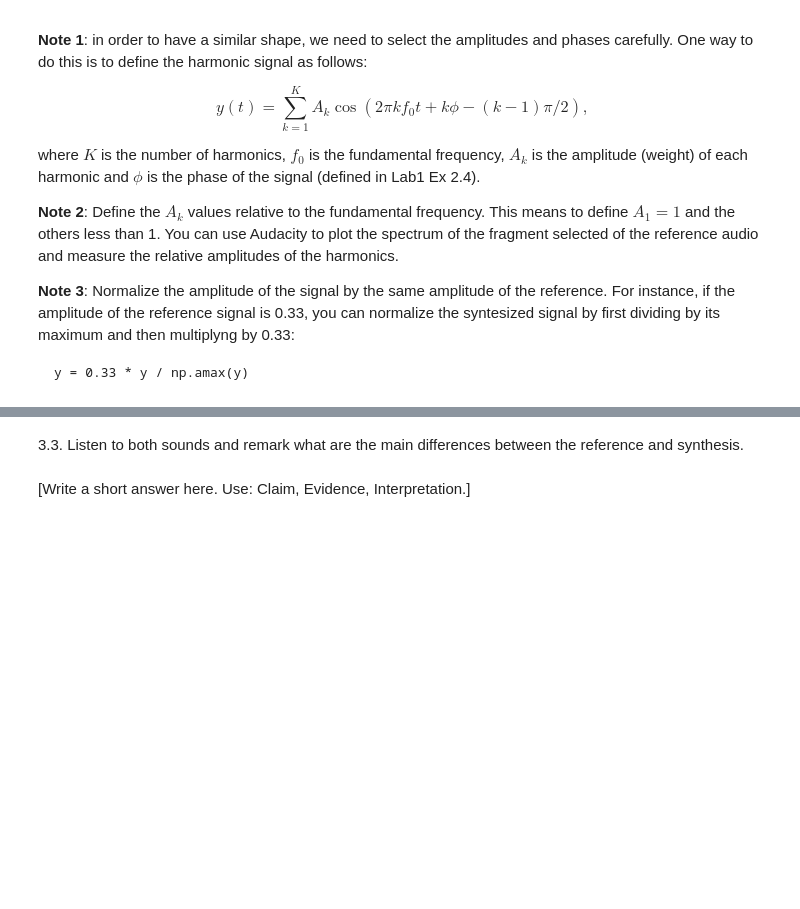
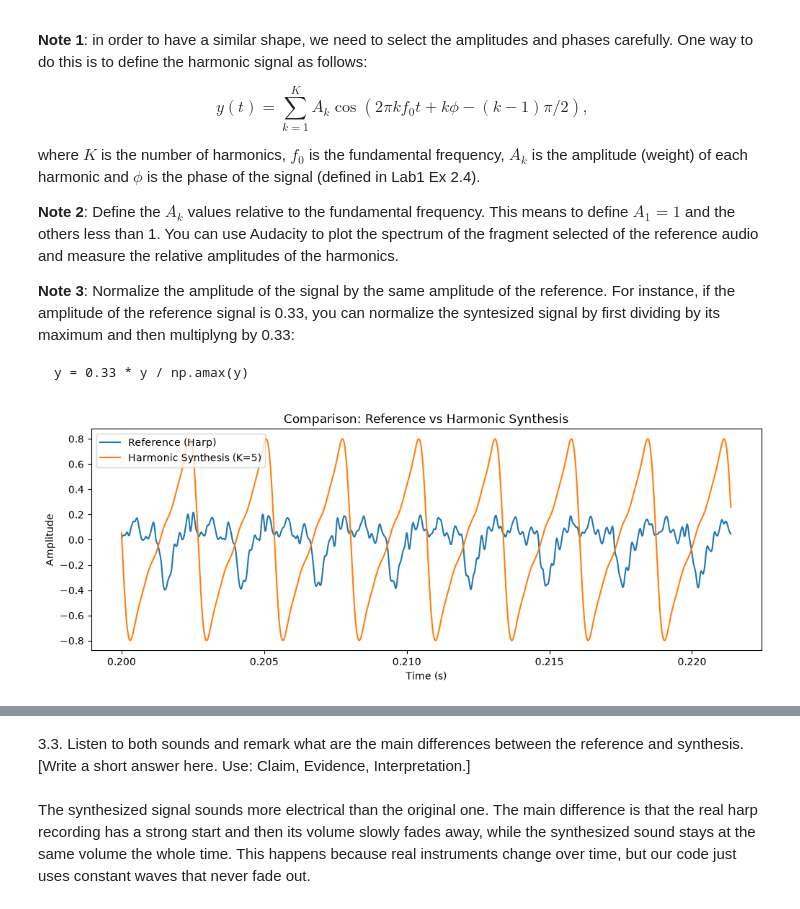
Before and after one commit to claudiapoch01/sis1_claudiapoch, a Jupyter notebook: labs/Lab2.ipynb, the cells around one changed output, grey strips where cells are left out. Drawn from its saved outputs; the diff is of its cells as text; code cells hidden in the pictures; blank space fills up the shorter version.

```diff
--- a/labs/Lab2.ipynb
+++ b/labs/Lab2.ipynb
@@ -176,0 +175,42 @@ y = 0.33 * y / np.amax(y)
+# %%
+import matplotlib.pyplot as plt
+
+K = 5 # number of harmonics
+f0 = 373.73 # fundamental frequency
+phi = 3.14 # initial phase
+
+t = np.arange(len(ref)) / fs # time array for the duration
+
+A_k = [1.0, 0.5, 0.25, 0.1, 0.05] # relative amplitudes to the fundamental frequency
+
+y = np.zeros_like(t, dtype=float)
+for k in range(1, K + 1):
+    amp = A_k[k-1] # Get the amplitude for the current harmonic
+    phase_k = (k * phi) - ((k - 1) * (np.pi / 2)) # calculate the phase for the current harmonic
+
+    # Add the current harmonic to the total signal
+    y += amp * np.cos(2 * np.pi * k * f0 * t + phase_k)
+
+# we find the higher value of the real harp harmonic
+max_ref_amp = np.amax(np.abs(ref))
+y = max_ref_amp * (y / np.amax(np.abs(y)))
+
+period = 0.002675
+t_start = 0.2 # we start at 0.2 seconds, as in the lab 1
+t_end = t_start + (8 * period) # the end time is 8 periods after the start time
+
+start_idx = int(t_start * fs)
+end_idx = int(t_end * fs)
+
+plt.figure(figsize=(12, 4))
+plt.plot(t[start_idx:end_idx], ref[start_idx:end_idx], label='Reference (Harp)')
+plt.plot(t[start_idx:end_idx], y[start_idx:end_idx], label=f'Harmonic Synthesis (K={K})')
+plt.xlabel('Time (s)')
+plt.ylabel('Amplitude')
+plt.title('Comparison: Reference vs Harmonic Synthesis')
+plt.legend()
+plt.show()
+
+ipd.Audio(y, rate=fs)
+# %% [output]
+[figure, added]
@@ -177,4 +218,5 @@ y = 0.33 * y / np.amax(y)
 # %% [markdown]
 3.3. Listen to both sounds and remark what are the main differences between the reference and synthesis.
+[Write a short answer here. Use: Claim, Evidence, Interpretation.]
-# %% [markdown]
-[Write a short answer here. Use: Claim, Evidence, Interpretation.]
+# %% [markdown]
+The synthesized signal sounds more electrical than the original one. The main difference is that the real harp recording has a strong start and then its volume slowly fades away, while the synthesized sound stays at the same volume the whole time. This happens because real instruments change over time, but our code just uses constant waves that never fade out.
```
Also changed, not shown: parts of 2 cells of this notebook, 2 other files.
